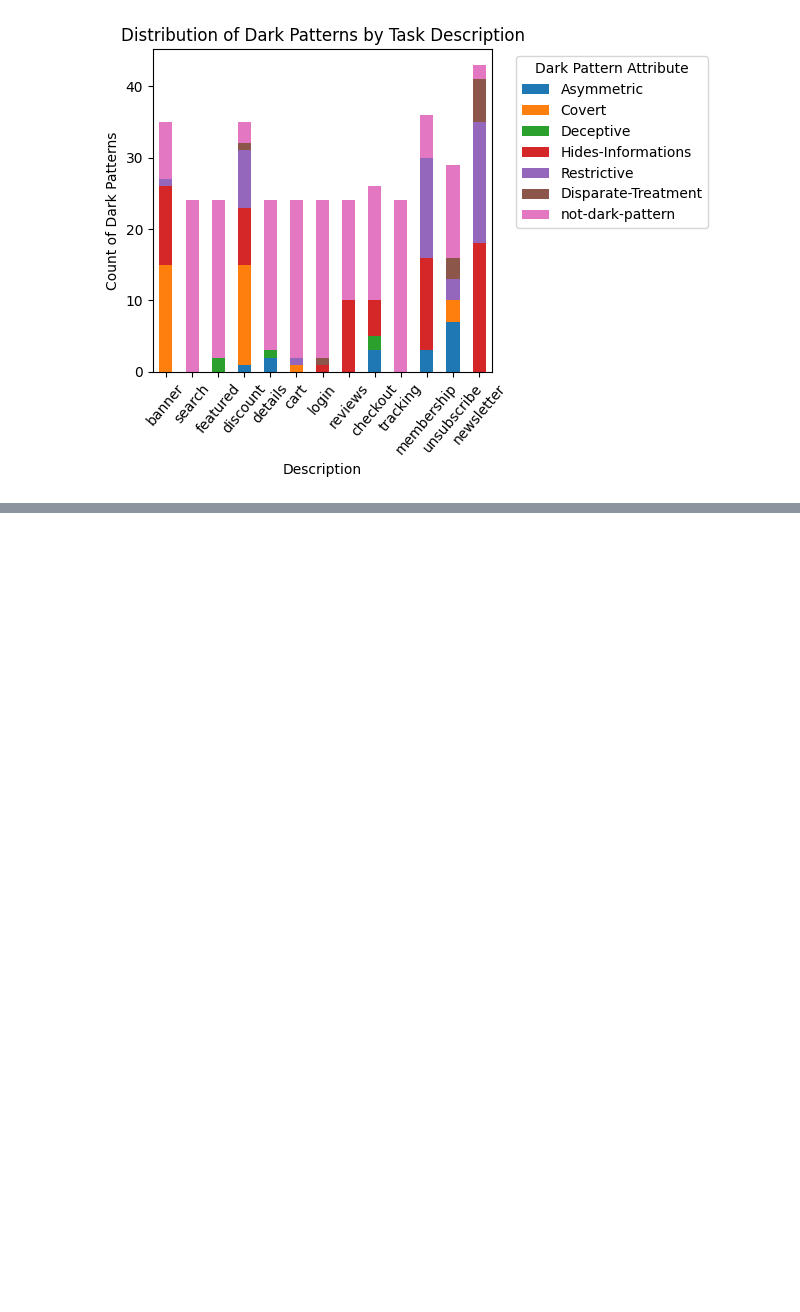
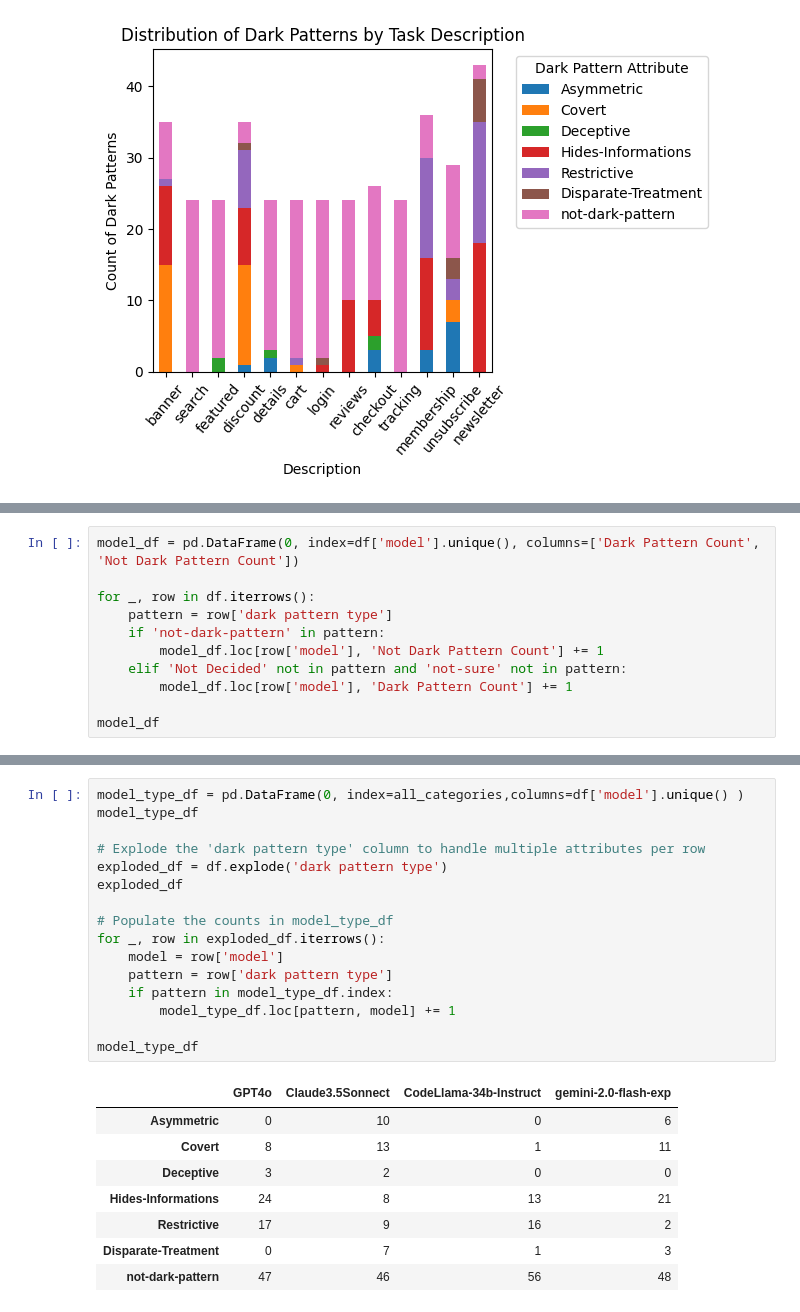
Before and after one commit to ChenzwNina/dark-pattern-analysis, a Jupyter notebook: data_analysis.ipynb, the cells around one changed output, grey strips where cells are left out. Cells and saved outputs as stored; diff of their text form; blank space fills up the shorter version.

```diff
--- a/data_analysis.ipynb
+++ b/data_analysis.ipynb
@@ -425,0 +400,11 @@ plt.show()
+# %%
+model_df = pd.DataFrame(0, index=df['model'].unique(), columns=['Dark Pattern Count', 'Not Dark Pattern Count'])
+
+for _, row in df.iterrows():
+    pattern = row['dark pattern type']
+    if 'not-dark-pattern' in pattern:
+        model_df.loc[row['model'], 'Not Dark Pattern Count'] += 1
+    elif 'Not Decided' not in pattern and 'not-sure' not in pattern:
+        model_df.loc[row['model'], 'Dark Pattern Count'] += 1
+
+model_df
@@ -425,0 +469,25 @@ plt.show()
+# %%
+model_type_df = pd.DataFrame(0, index=all_categories,columns=df['model'].unique() )
+model_type_df
+
+# Explode the 'dark pattern type' column to handle multiple attributes per row
+exploded_df = df.explode('dark pattern type')
+exploded_df
+
+# Populate the counts in model_type_df
+for _, row in exploded_df.iterrows():
+    model = row['model']
+    pattern = row['dark pattern type']
+    if pattern in model_type_df.index:
+        model_type_df.loc[pattern, model] += 1
+
+model_type_df
+# %% [output]
+|  | GPT4o | Claude3.5Sonnect | CodeLlama-34b-Instruct | gemini-2.0-flash-exp |
+| Asymmetric | 0 | 10 | 0 | 6 |
+| Covert | 8 | 13 | 1 | 11 |
+| Deceptive | 3 | 2 | 0 | 0 |
+| Hides-Informations | 24 | 8 | 13 | 21 |
+| Restrictive | 17 | 9 | 16 | 2 |
+| Disparate-Treatment | 0 | 7 | 1 | 3 |
+| not-dark-pattern | 47 | 46 | 56 | 48 |
```
Also changed, not shown: parts of 9 cells of this notebook, 1 other file.
